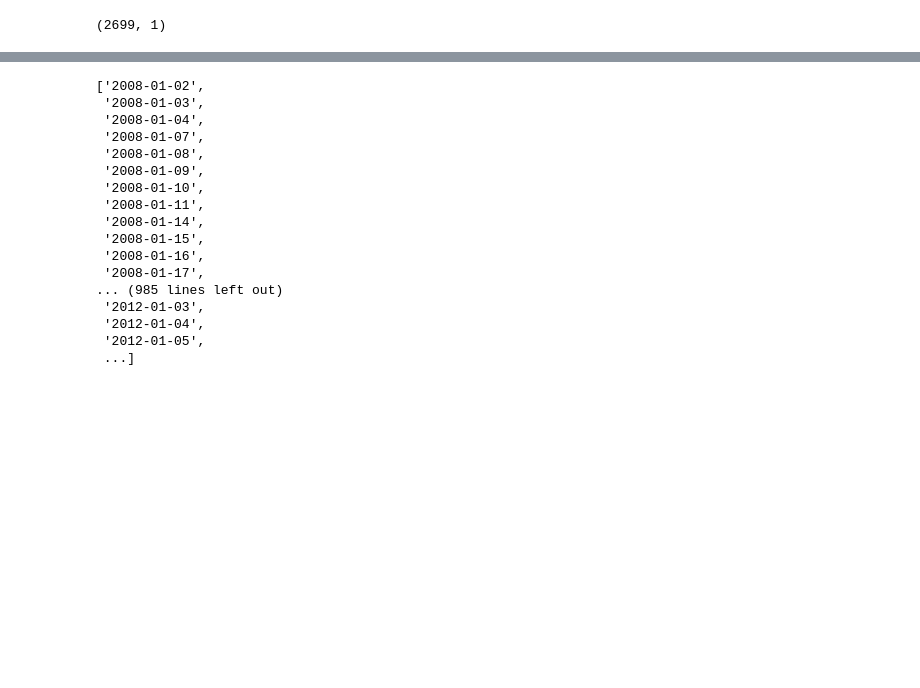
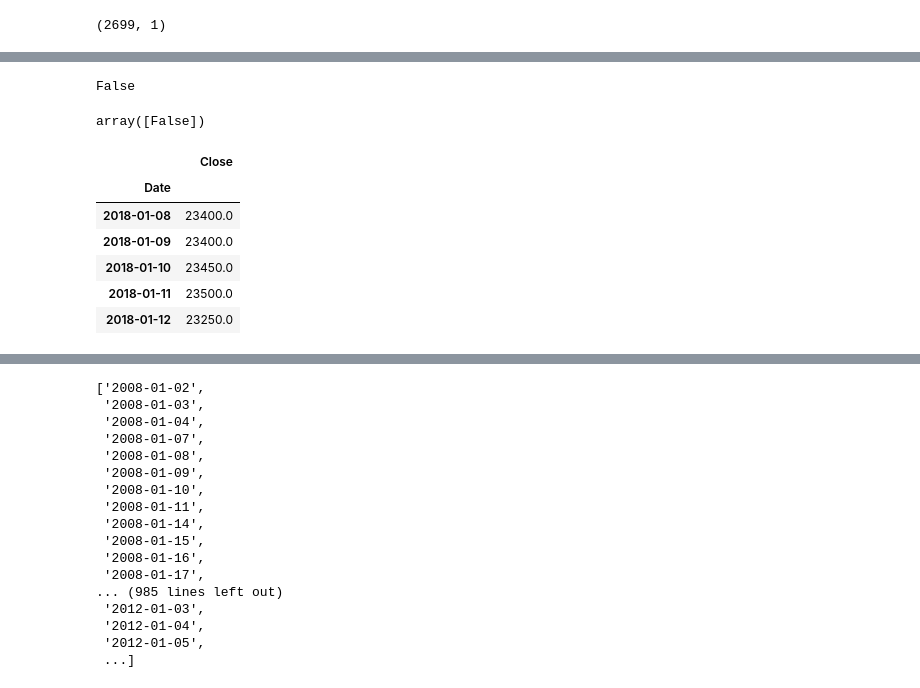
Before and after one commit to nomadlife/stockprice, a Jupyter notebook: 4. data - extraction.ipynb, the cells around one changed output, grey strips where cells are left out. Drawn from its saved outputs; the diff is of its cells as text; code cells hidden in the pictures; blank space fills up the shorter version.

```diff
--- a/4. data - extraction.ipynb
+++ b/4. data - extraction.ipynb
@@ -25,0 +94,18 @@ Timestamp('2008-01-02 00:00:00')
+# %%
+test.index[0] > test.index[1]
+# %% [output]
+False
+# %%
+test.index[0] > targetDate
+# %% [output]
+array([False])
+# %%
+test[test.index>pd.datetime(2018,1,6)].head()
+# %% [output]
+|  | Close |
+| Date |  |
+| 2018-01-08 | 23400.0 |
+| 2018-01-09 | 23400.0 |
+| 2018-01-10 | 23450.0 |
+| 2018-01-11 | 23500.0 |
+| 2018-01-12 | 23250.0 |
```
Also changed, not shown: parts of 31 cells of this notebook, 1 other file.
